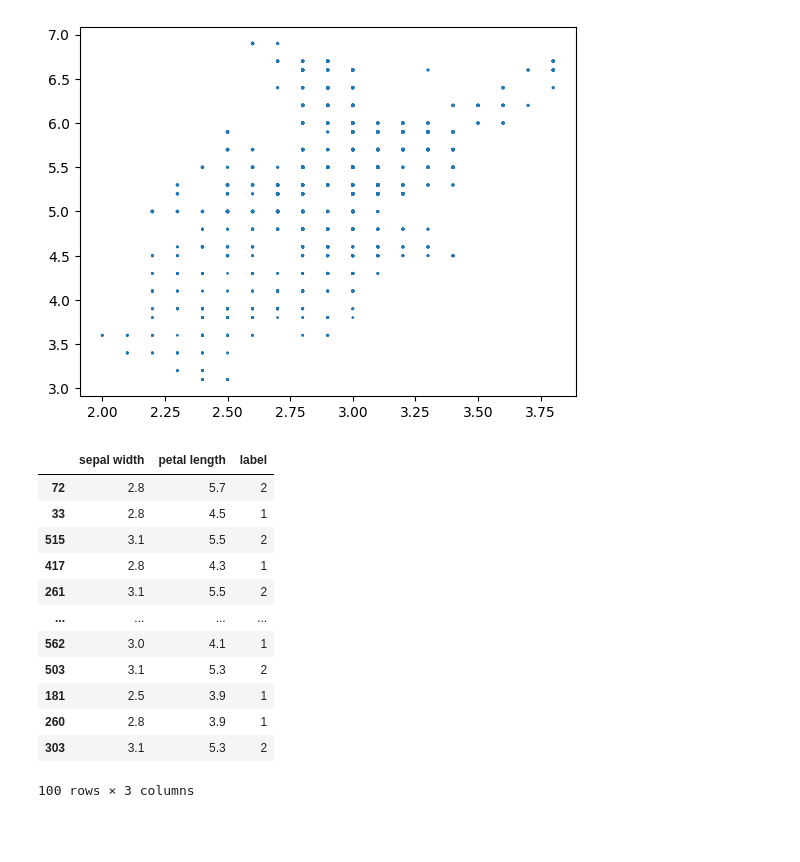
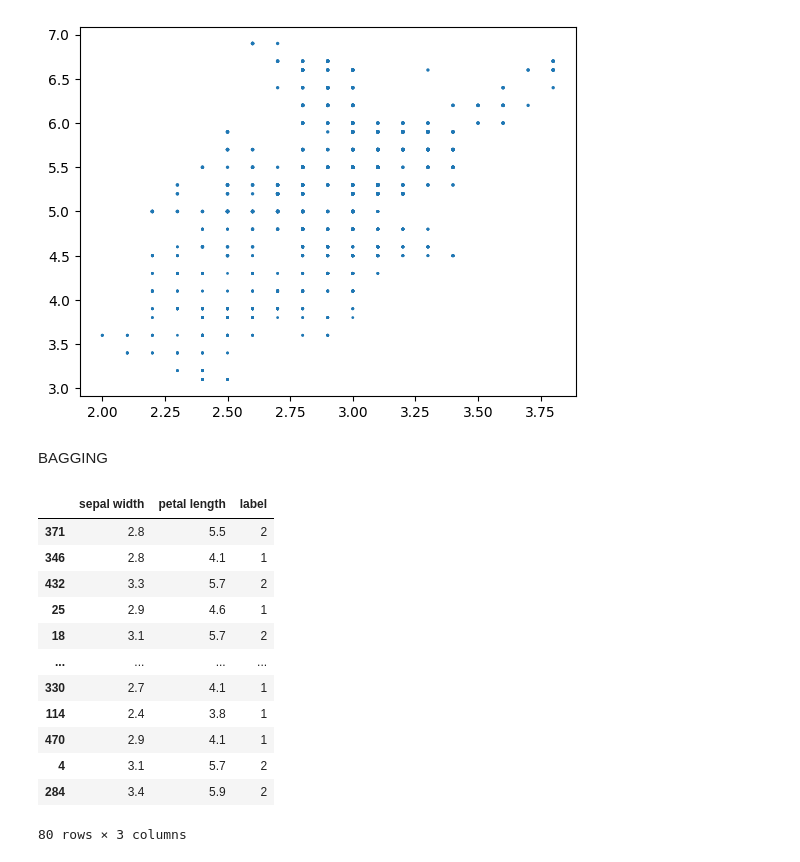
Before and after one commit to Omii04/Machine-Learning, a Jupyter notebook: Bagging.ipynb, the cells around one changed output. Cells and saved outputs as stored; diff of their text form; code cells hidden in the pictures; blank space fills up the shorter version.

```diff
--- a/Bagging.ipynb
+++ b/Bagging.ipynb
@@ -39,19 +39,28 @@ df_train= df.iloc[:600,:].sample(100)
 df_val=df.iloc[600:800,:].sample(50)
 ddf_test=df.iloc[800:,:].sample(50)
 # %%
+X_test=df_val.iloc[:,0:2].values
+y_test=df_val.iloc[:,-1].values
-# %% [output]
-|  | sepal width | petal length | label |
-| 72 | 2.8 | 5.7 | 2 |
-| 33 | 2.8 | 4.5 | 1 |
-| 515 | 3.1 | 5.5 | 2 |
-| 417 | 2.8 | 4.3 | 1 |
-| 261 | 3.1 | 5.5 | 2 |
-| ... | ... | ... | ... |
-| 562 | 3.0 | 4.1 | 1 |
-| 503 | 3.1 | 5.3 | 2 |
-| 181 | 2.5 | 3.9 | 1 |
-| 260 | 2.8 | 3.9 | 1 |
-| 303 | 3.1 | 5.3 | 2 |
-100 rows × 3 columns
+# %% [markdown]
+BAGGING
 # %%
-df
+#data for tree 1
+df_bag=df_train.sample(80,replace=True)
+
+X=df_bag.iloc[:,0:2]
+y=df_bag.iloc[:,-1]
+df_bag
+# %% [output]
+|  | sepal width | petal length | label |
+| 371 | 2.8 | 5.5 | 2 |
+| 346 | 2.8 | 4.1 | 1 |
+| 432 | 3.3 | 5.7 | 2 |
+| 25 | 2.9 | 4.6 | 1 |
+| 18 | 3.1 | 5.7 | 2 |
+| ... | ... | ... | ... |
+| 330 | 2.7 | 4.1 | 1 |
+| 114 | 2.4 | 3.8 | 1 |
+| 470 | 2.9 | 4.1 | 1 |
+| 4 | 3.1 | 5.7 | 2 |
+| 284 | 3.4 | 5.9 | 2 |
+80 rows × 3 columns
```
Also changed, not shown: parts of 10 cells of this notebook.
